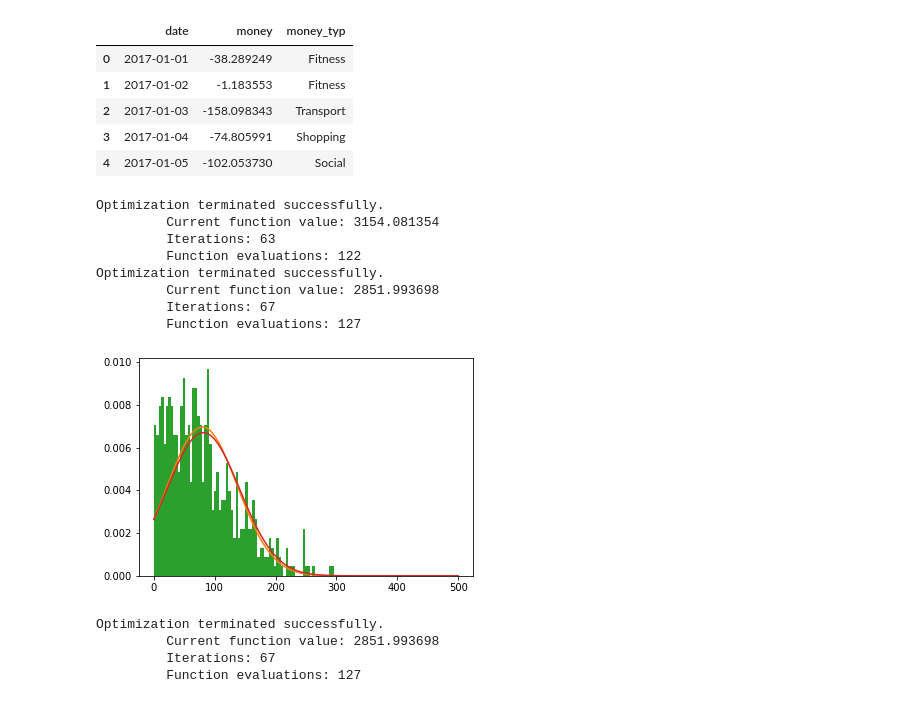
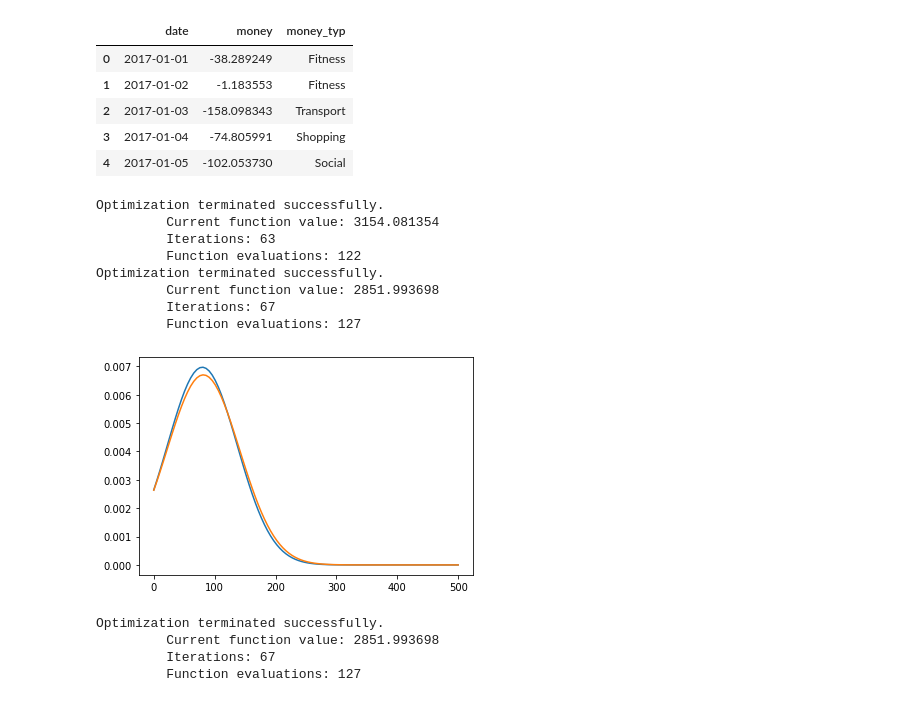
Before and after one commit to XiaoLuoLYG/Hackathon, a Jupyter notebook: model.ipynb, the cells around one changed output. Saved outputs shown, nothing was run; the diff lists cells and outputs as text; code cells hidden in the pictures.

```diff
--- a/model.ipynb
+++ b/model.ipynb
@@ -33,7 +33,7 @@ def fit_normal_model(y):
     # (Using density=True rescales the histogram to have total area
     # equal to 1, making it directly comparable to the fitted density plot.)
     theta_hat = scipy.optimize.fmin(lambda theta: -np.sum(logPr(y,theta)), initial_guess , maxiter=5000)
-    plt.hist(income, bins=75, density=True)
+    # plt.hist(income, bins=75, density=True)
 
     y = np.linspace(0, 500 , num=100)
 
@@ -44,19 +44,19 @@ def fit_normal_model(y):
 # %%
 params_in = fit_normal_model(df[df.money>0].money)
 params_out = fit_normal_model(np.negative(df[df.money<0].money))
 with open ('model_out.txt','w') as out:
-    out.write(f"Your average income is {params_in[0]:.3f} and the variance of your income is {params_in[1]:.3f}\n")
-    out.write(f"Your average income is {params_out[0]:.3f} and the variance of your income is {params_out[1]:.3f}\n")
+    out.write("Your average income is %3f and the variance of your income is %3f\n" % (params_in[0], params_in[1]))
+    out.write("Your average income is %3f and the variance of your income is %3f\n" % (params_out[0], params_out[1]))
 # %% [output]
 Optimization terminated successfully.
          Current function value: 3154.081354
          Iterations: 63
          Function evaluations: 122
 Optimization terminated successfully.
          Current function value: 2851.993698
          Iterations: 67
          Function evaluations: 127
-[figure, old version]
+[figure, new version]
 # %%
 # %% [output]
 Optimization terminated successfully.
```
Also changed, not shown: 2 other files.
